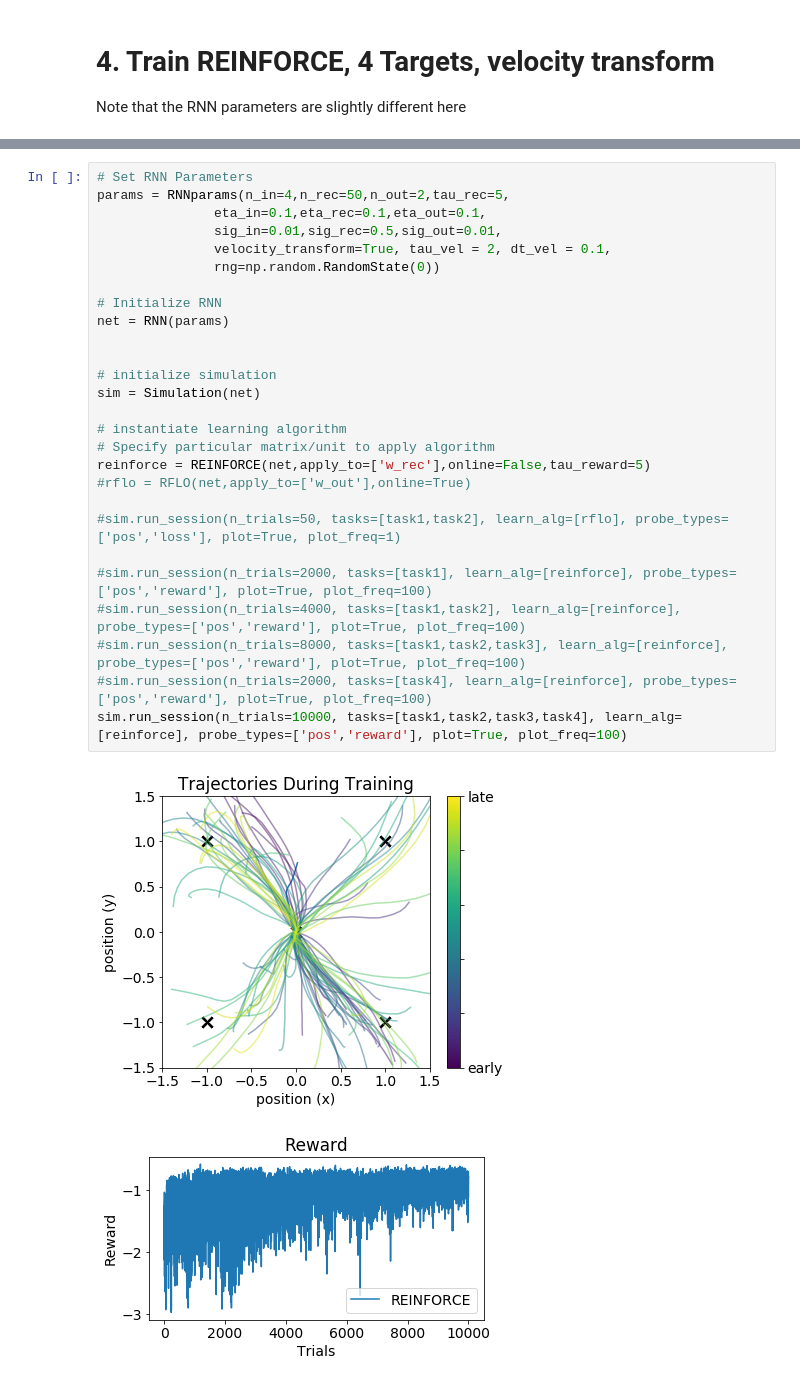
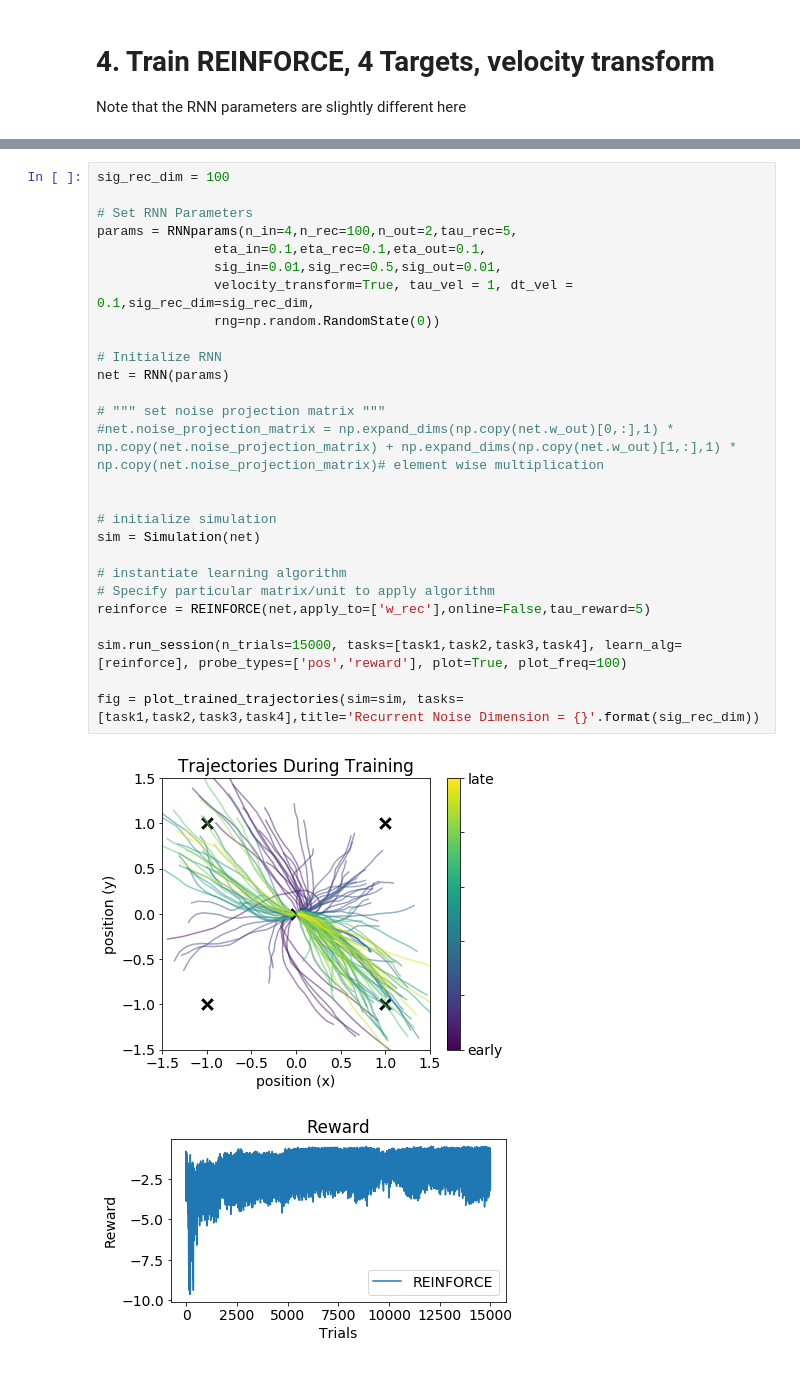
Before and after one commit to jacobfulano/rnn-learning, a Jupyter notebook: examples/REINFORCE/Example-NonIsotropicNoise.ipynb, the cells around one changed output, grey strips where cells are left out. Saved outputs shown, nothing was run; the diff lists cells and outputs as text.

```diff
--- a/examples/REINFORCE/Example-NonIsotropicNoise.ipynb
+++ b/examples/REINFORCE/Example-NonIsotropicNoise.ipynb
@@ -341,30 +424,30 @@ Note that the RNN parameters are slightly different here
 # %%
+sig_rec_dim = 100
+
 # Set RNN Parameters
-params = RNNparams(n_in=4,n_rec=50,n_out=2,tau_rec=5,
+params = RNNparams(n_in=4,n_rec=100,n_out=2,tau_rec=5,
                eta_in=0.1,eta_rec=0.1,eta_out=0.1,
                sig_in=0.01,sig_rec=0.5,sig_out=0.01,
-               velocity_transform=True, tau_vel = 2, dt_vel = 0.1,
+               velocity_transform=True, tau_vel = 1, dt_vel = 0.1,sig_rec_dim=sig_rec_dim,
                rng=np.random.RandomState(0))
 
 # Initialize RNN
 net = RNN(params)
+
+# """ set noise projection matrix """
+#net.noise_projection_matrix = np.expand_dims(np.copy(net.w_out)[0,:],1) * np.copy(net.noise_projection_matrix) + np.expand_dims(np.copy(net.w_out)[1,:],1) * np.copy(net.noise_projection_matrix)# element wise multiplication
 
 
 # initialize simulation
 sim = Simulation(net)
 
 # instantiate learning algorithm
 # Specify particular matrix/unit to apply algorithm
 reinforce = REINFORCE(net,apply_to=['w_rec'],online=False,tau_reward=5)
-#rflo = RFLO(net,apply_to=['w_out'],online=True)
 
-#sim.run_session(n_trials=50, tasks=[task1,task2], learn_alg=[rflo], probe_types=['pos','loss'], plot=True, plot_freq=1)
+sim.run_session(n_trials=15000, tasks=[task1,task2,task3,task4], learn_alg=[reinforce], probe_types=['pos','reward'], plot=True, plot_freq=100)
 
-#sim.run_session(n_trials=2000, tasks=[task1], learn_alg=[reinforce], probe_types=['pos','reward'], plot=True, plot_freq=100)
-#sim.run_session(n_trials=4000, tasks=[task1,task2], learn_alg=[reinforce], probe_types=['pos','reward'], plot=True, plot_freq=100)
-#sim.run_session(n_trials=8000, tasks=[task1,task2,task3], learn_alg=[reinforce], probe_types=['pos','reward'], plot=True, plot_freq=100)
-#sim.run_session(n_trials=2000, tasks=[task4], learn_alg=[reinforce], probe_types=['pos','reward'], plot=True, plot_freq=100)
-sim.run_session(n_trials=10000, tasks=[task1,task2,task3,task4], learn_alg=[reinforce], probe_types=['pos','reward'], plot=True, plot_freq=100)
+fig = plot_trained_trajectories(sim=sim, tasks=[task1,task2,task3,task4],title='Recurrent Noise Dimension = {}'.format(sig_rec_dim))
 # %% [output]
-[figure, old version]
+[figure, new version]
-[figure, old version]
+[figure, new version]
```
Also changed, not shown: parts of 19 cells of this notebook, 1 other file.
